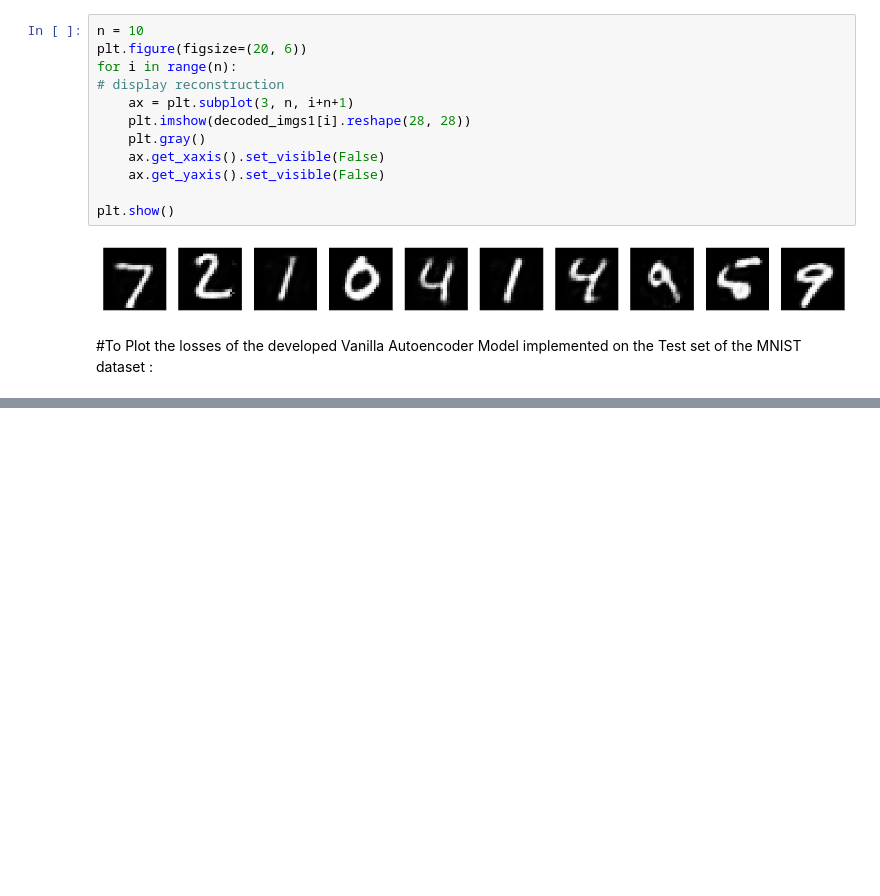
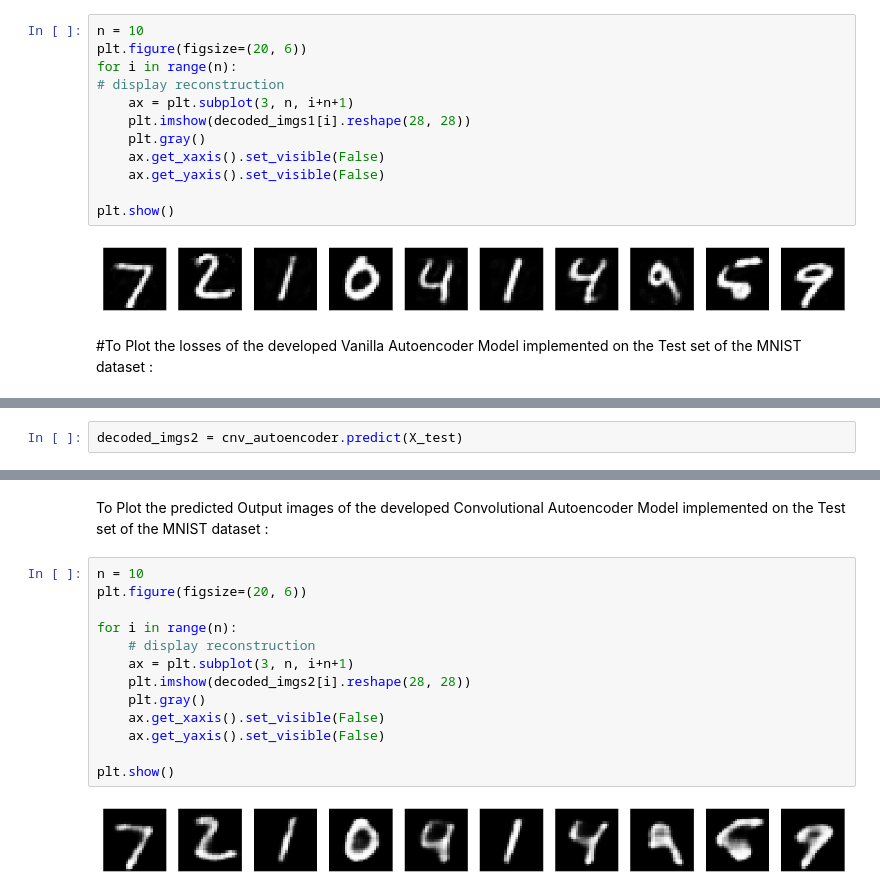
Before and after one commit to Niharika-20-MAI-01/Winter-2021-Deep-Learning-LabCSE6037-Niharika-20MAI01, a Jupyter notebook: 20MAI0001__DL_Lab(CSE6037)_Implementation_of_different_types_of_AUTOENCODERS_with_the_MNIST_dataset_Activity_1_Asgn_6.ipynb, the cells around one changed output, grey strips where cells are left out. Cells and saved outputs as stored; diff of their text form; blank space fills up the shorter version.

```diff
--- a/20MAI0001__DL_Lab(CSE6037)_Implementation_of_different_types_of_AUTOENCODERS_with_the_MNIST_dataset_Activity_1_Asgn_6.ipynb
+++ b/20MAI0001__DL_Lab(CSE6037)_Implementation_of_different_types_of_AUTOENCODERS_with_the_MNIST_dataset_Activity_1_Asgn_6.ipynb
@@ -188,0 +341,2 @@ dict_keys(['loss', 'val_loss'])
+# %%
+decoded_imgs2 = cnv_autoencoder.predict(X_test)
@@ -188,0 +360,17 @@ dict_keys(['loss', 'val_loss'])
+# %% [markdown]
+To Plot the predicted Output images of the developed Convolutional Autoencoder Model implemented on the Test set of the MNIST dataset :
+# %%
+n = 10
+plt.figure(figsize=(20, 6))
+
+for i in range(n):
+    # display reconstruction
+    ax = plt.subplot(3, n, i+n+1)
+    plt.imshow(decoded_imgs2[i].reshape(28, 28))
+    plt.gray()
+    ax.get_xaxis().set_visible(False)
+    ax.get_yaxis().set_visible(False)
+
+plt.show()
+# %% [output]
+[figure, added]
```
Also changed, not shown: parts of 47 cells of this notebook.
